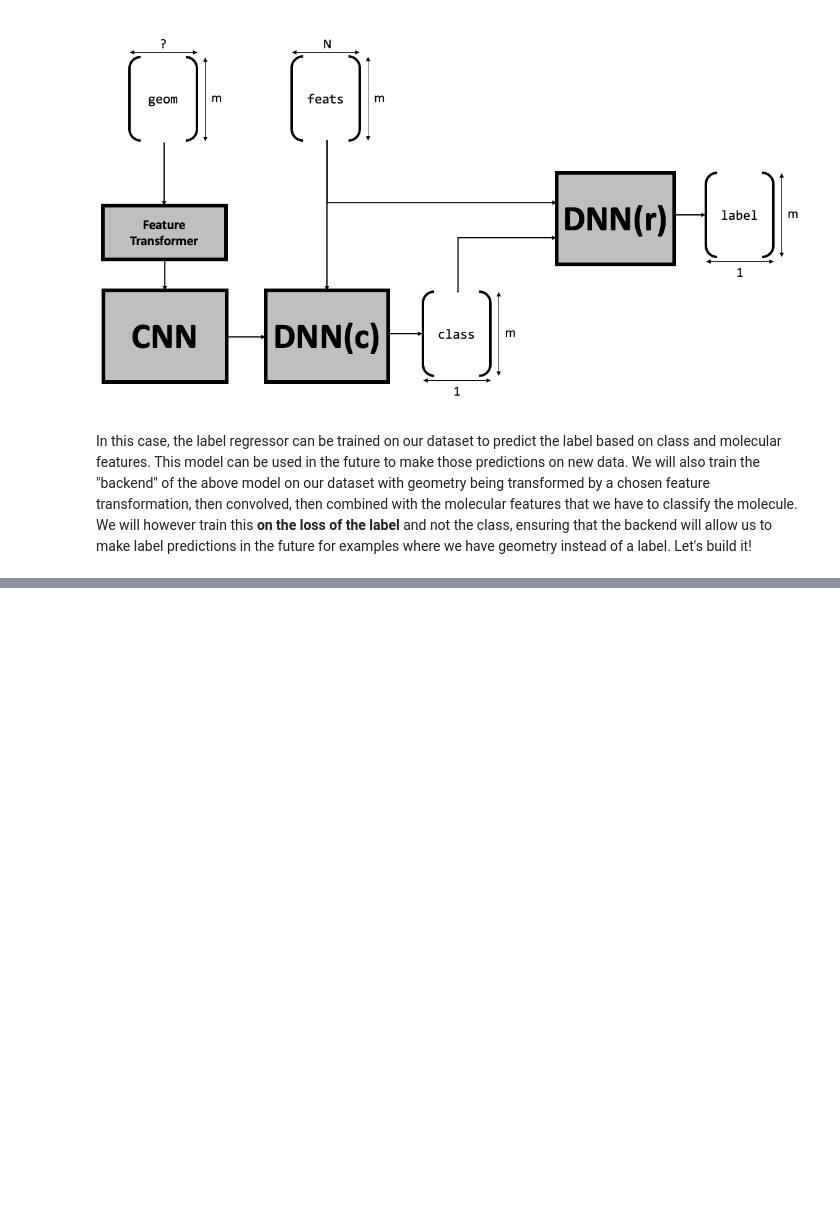
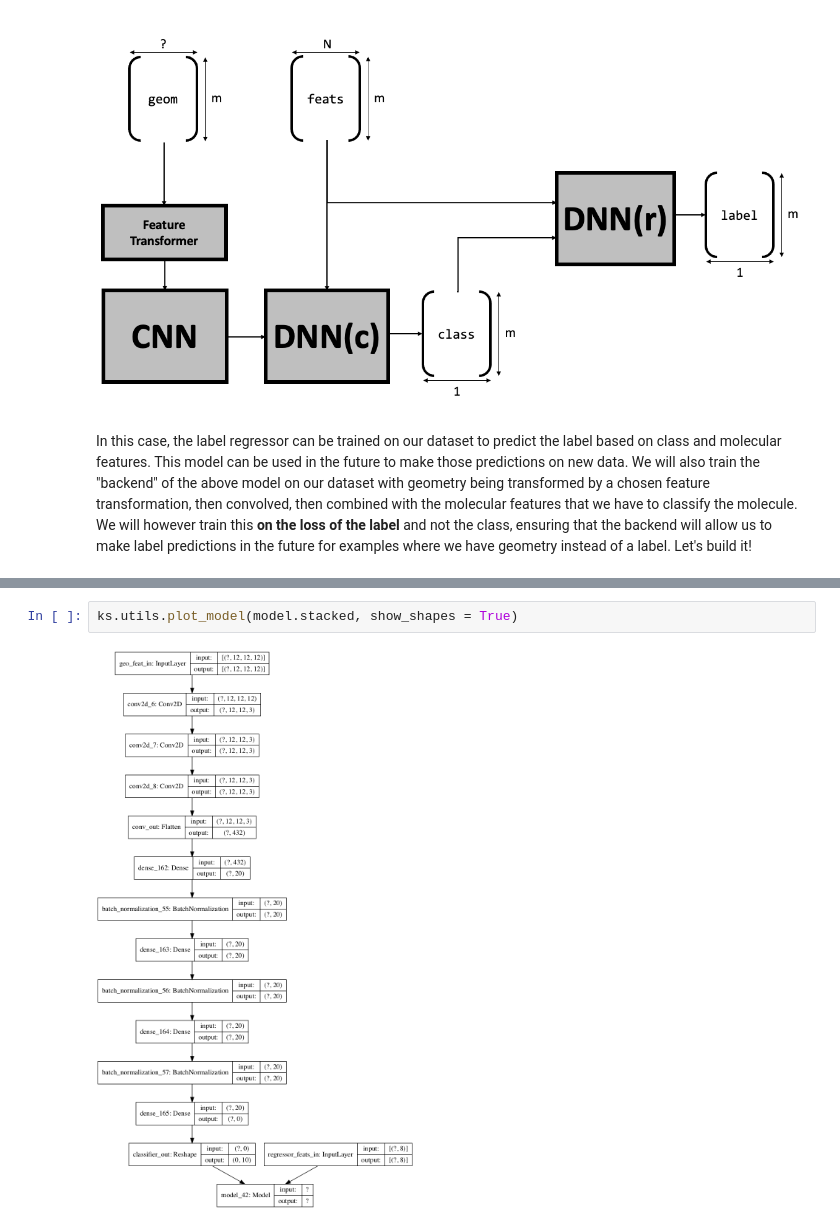
Before and after one commit to EvanKomp/tfkeras_tutorial, a Jupyter notebook: tutorial.ipynb, the cells around one changed output, grey strips where cells are left out. Cells and saved outputs as stored; diff of their text form; blank space fills up the shorter version.

```diff
--- a/tutorial.ipynb
+++ b/tutorial.ipynb
@@ -915,0 +1018,4 @@ ks.utils.plot_model(test_r, show_shapes = True)
+# %%
+ks.utils.plot_model(model.stacked, show_shapes = True)
+# %% [output]
+[figure, added]
```
Also changed, not shown: parts of 22 cells of this notebook.
